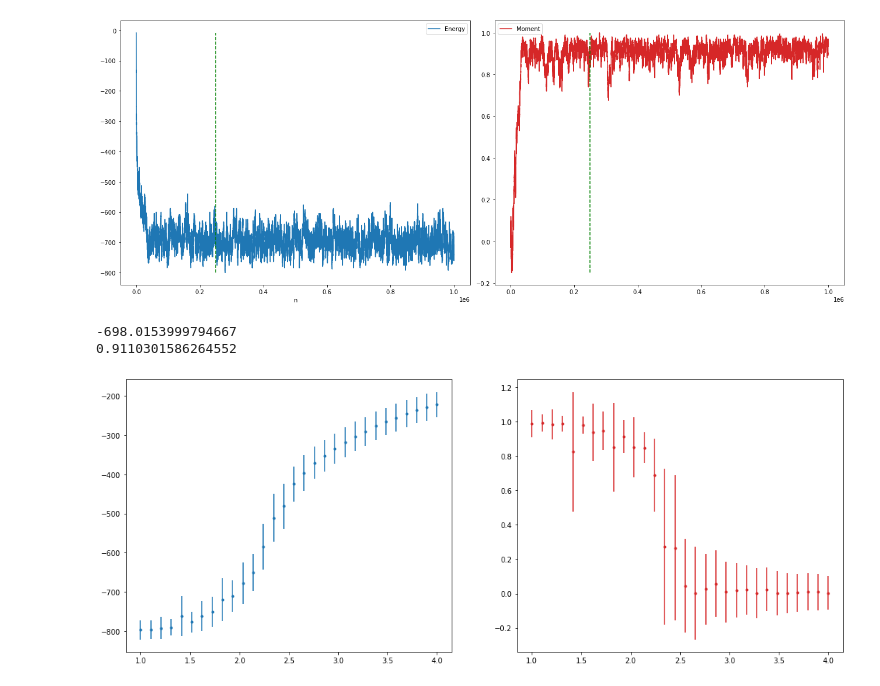
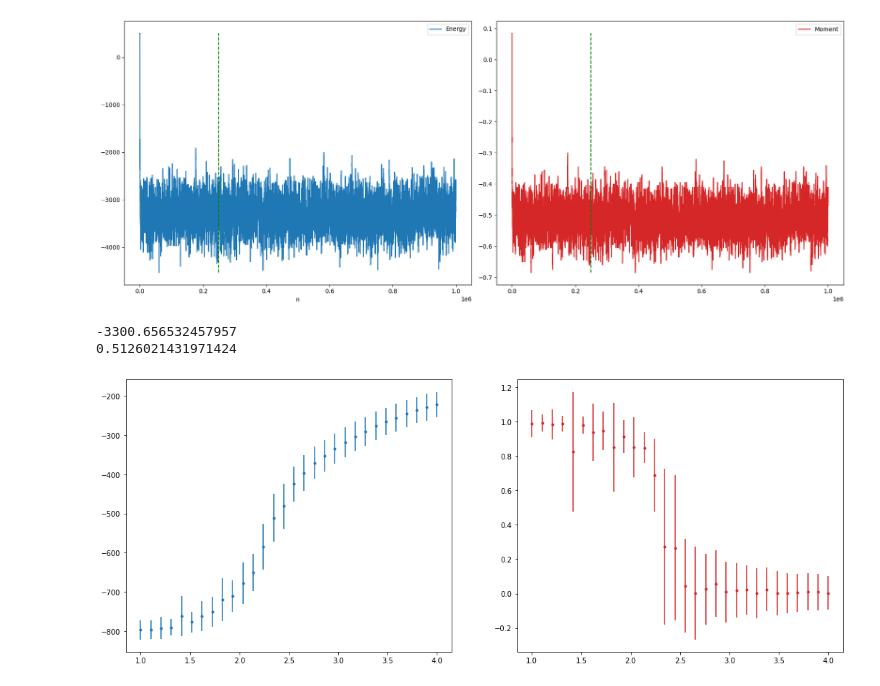
Before and after one commit to SSBNS/Complex_physics_SSBNS, a Jupyter notebook: Ising.ipynb, the cells around one changed output. Saved outputs shown, nothing was run; the diff lists cells and outputs as text; code cells hidden in the pictures.

```diff
--- a/Ising.ipynb
+++ b/Ising.ipynb
@@ -43,56 +45,56 @@ def select(delta_E,T):
 # %%
-def one_run(N_site = 20, T=1,n_max=10**4,n_0=0,J=1):
+import numba
+
+def one_run(N_site = 20, T=1,n_max=10**4,J=1,h=0):
     grid = random.randint(0,2,size=[N_site,N_site])
     grid = 2*grid-1
-    current_energy = energy(grid,J)
+    current_energy = energy(grid,J,h)
     E = [current_energy]
     s = [np.sum(grid)]
     for l in range(int(n_max)):
         prev_energy = current_energy
-        i,j,new_grid = spinflip(grid)
-        delta_E = delta_site_energy(grid,i,j,J)
+    #    i,j,new_grid = spinflip(grid)
+        i,j = random.randint(0,N_site,2)
+        delta_E = delta_site_energy(grid,i,j,J,h)
         selection = select(delta_E,T)
-        if selection==1:
-            grid=new_grid
+        if selection:
+        #    grid=new_grid
+            grid[i,j]*=-1
             current_energy = prev_energy+delta_E
         else:
             current_energy = prev_energy
         E.append(current_energy)
         s.append(np.sum(grid))
-
     return [E,s,grid]
-
-T=1.5
-n_max=10**6
-n_0 = int(n_max/4)
-N_site=20
-J=1
 # %%
-T=2
-E,s,final_grid = one_run(N_site=N_site,T=T,J=J,n_max=n_max)
+T=30
+n_max=10**6
+n_0 = int(n_max/4)
+N_site=20
+J=1
+h=-15
+
+E,s,final_grid = one_run(N_site=N_site,T=T,J=J,n_max=n_max,h=h)
 E,s = np.array(E),np.array(s)/(N_site**2)
 
 fig,ax = plt.subplots(1,2,figsize=(18,7))
 x = np.arange(len(E))
 ax[0].plot(x,E,label= "Energy")
 ax[1].plot(x,s,label="Moment",color="tab:red")
 ax[0].set_xlabel("n")
 ax[0].set_xlabel("n")
 y_E = np.linspace(min(E),max(E),2)
 y_s = np.linspace(min(s),max(s),2)
 ax[0].plot([n_0,n_0],y_E,linestyle="dashed",color="green")
 ax[1].plot([n_0,n_0],y_s,linestyle="dashed",color="green")
-
-
-
 ax[0].legend()
 ax[1].legend()
 plt.tight_layout()
 plt.show()
 print(np.mean(E[n_0::]))
 print(abs(np.mean(s[n_0::])))
 # %% [output]
-[figure, old version]
+[figure, new version]
--698.0153999794667
-0.9110301586264552
+-3300.656532457957
+0.5126021431971424
 # %%
```
Also changed, not shown: parts of 2 cells of this notebook.
